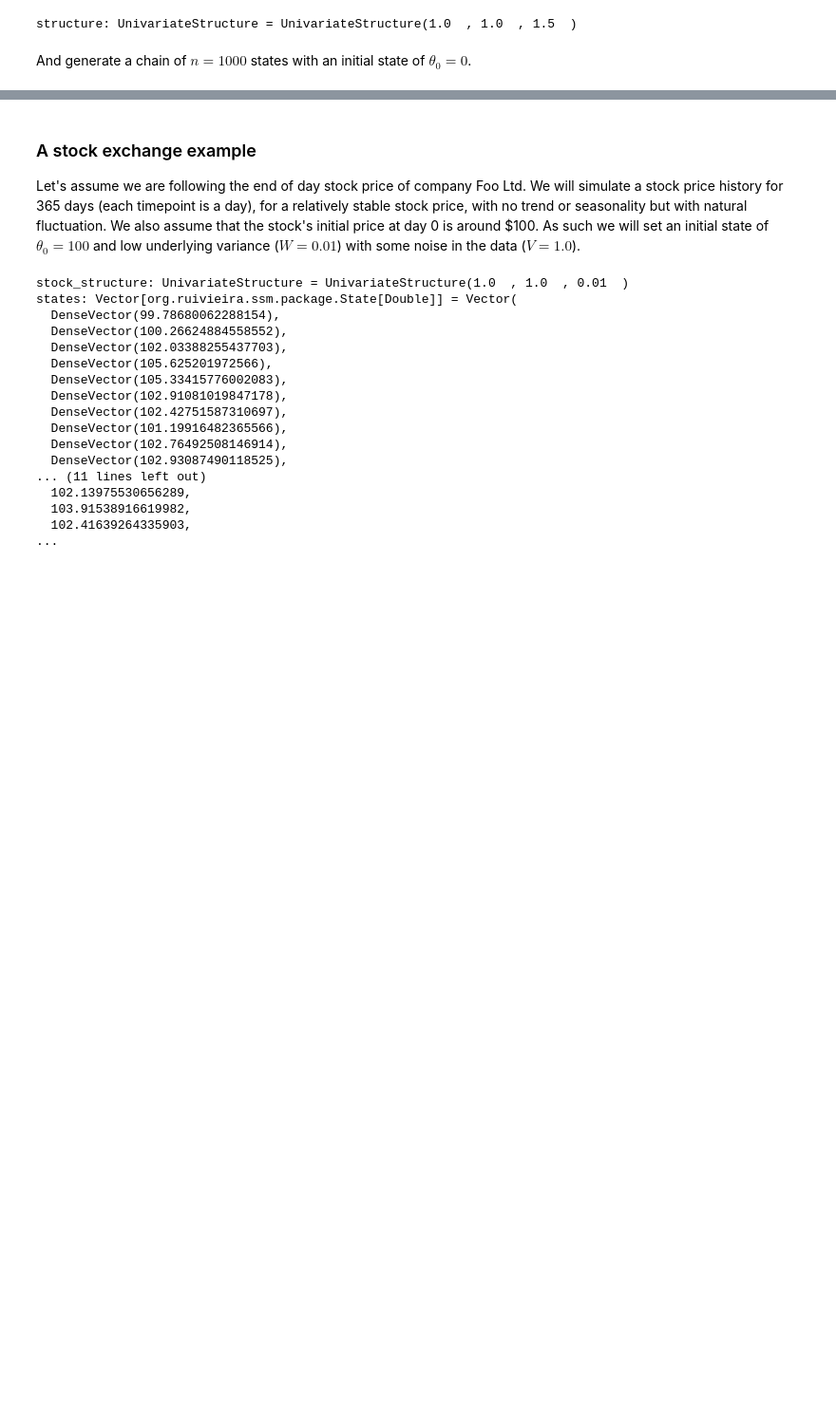
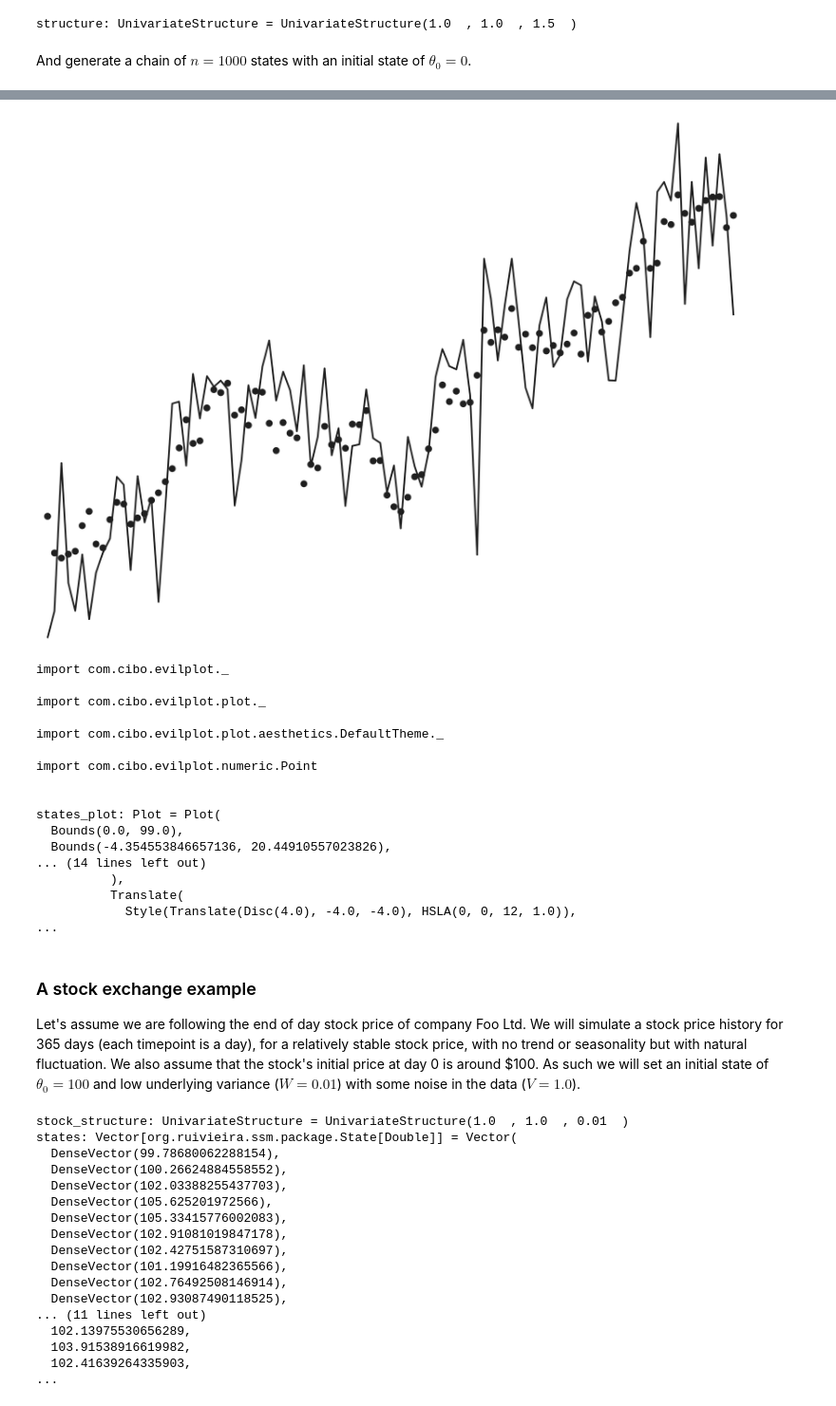
Before and after one commit to ruivieira/scala-ssm, a Jupyter notebook: example.ipynb, the cells around one changed output, grey strips where cells are left out. Shown: that part at 95% size. Cells and saved outputs as stored; diff of their text form; code cells hidden in the pictures; blank space fills up the shorter version.

Commit message:
Use evilplot in example notebook

```diff
--- a/example.ipynb
+++ b/example.ipynb
@@ -108,3 +102,32 @@ res5: String = "plot-1925682181"
+# %%
+import com.cibo.evilplot._
+import com.cibo.evilplot.plot._
+import com.cibo.evilplot.plot.aesthetics.DefaultTheme._
+import com.cibo.evilplot.numeric.Point
+
+val states_plot = ScatterPlot(Seq.tabulate(100) { i => Point(i.toDouble, states(i)(0)) })
+val obs_plot = LinePlot(Seq.tabulate(100) { i => Point(i.toDouble, observations(i)) })
+val plot = Overlay(states_plot, obs_plot).render()
+publish.png(plot.asBufferedImage)
+# %% [output]
+[figure, added]
+import com.cibo.evilplot._
+
+import com.cibo.evilplot.plot._
+
+import com.cibo.evilplot.plot.aesthetics.DefaultTheme._
+
+import com.cibo.evilplot.numeric.Point
+
+
+states_plot: Plot = Plot(
+  Bounds(0.0, 99.0),
+  Bounds(-4.354553846657136, 20.44910557023826),
+... (14 lines left out)
+          ),
+          Translate(
+            Style(Translate(Disc(4.0), -4.0, -4.0), HSLA(0, 0, 12, 1.0)),
+...
 # %% [markdown]
 ### A stock exchange example
 
```
Also changed, not shown: parts of 8 cells of this notebook.
